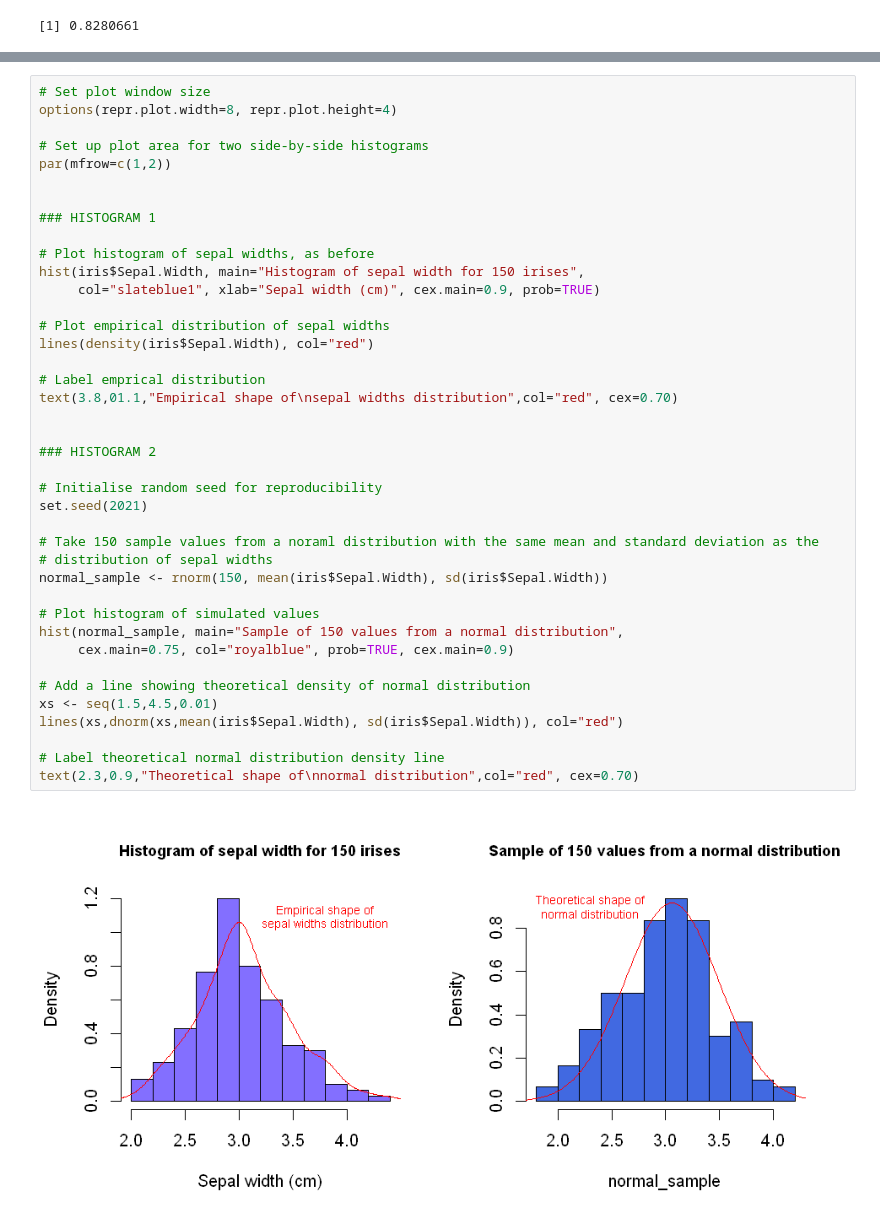
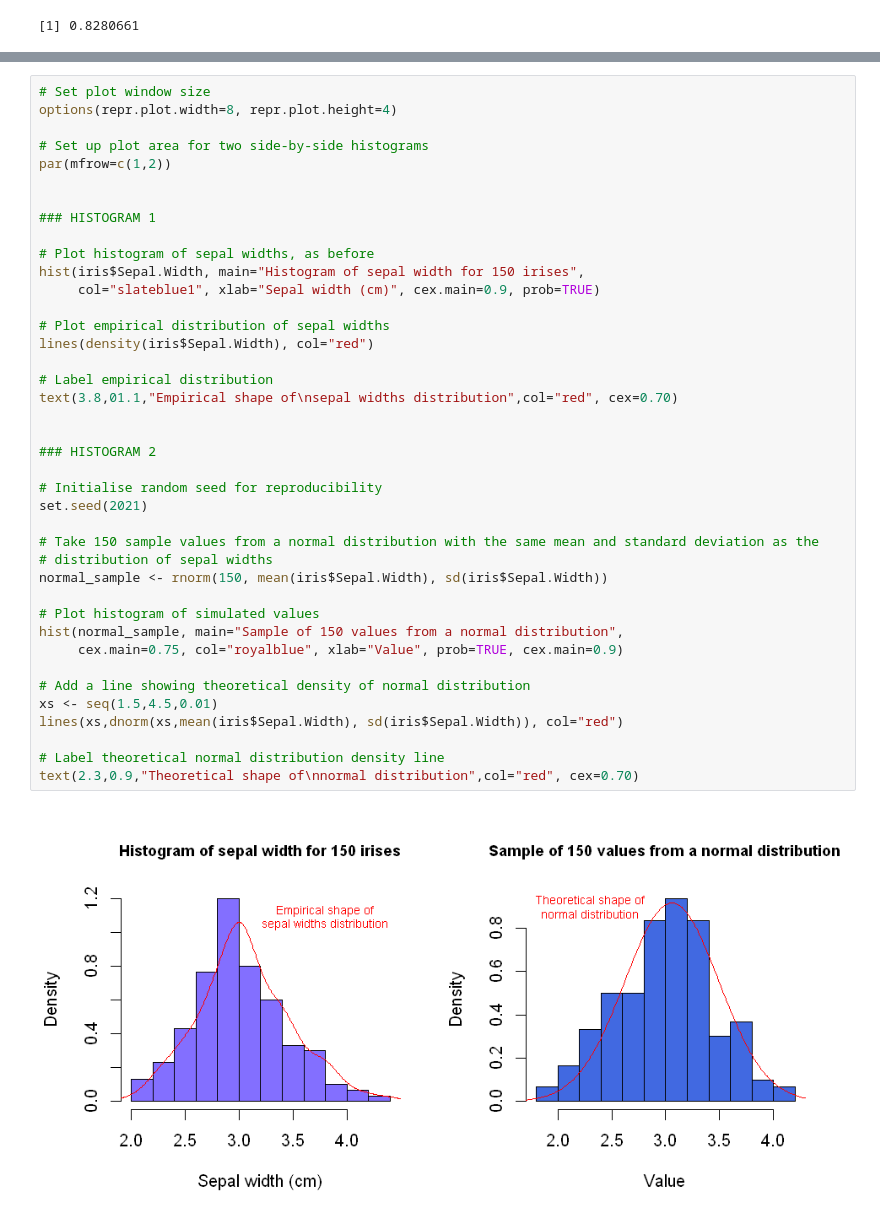
Before and after one commit to andrewhetherington/python-projects, a Jupyter notebook: Blog - Descriptive Data Analysis/Descriptive Data Analysis.ipynb, the cells around one changed output, grey strips where cells are left out. Saved outputs shown, nothing was run; the diff lists cells and outputs as text.

Commit message:
Uploaded new version of notebook
Corrected typos in markdown, comments and graph labels

```diff
--- a/Blog - Descriptive Data Analysis/Descriptive Data Analysis.ipynb
+++ b/Blog - Descriptive Data Analysis/Descriptive Data Analysis.ipynb
@@ -154,35 +154,35 @@ par(mfrow=c(1,2))
 ### HISTOGRAM 1
 
 # Plot histogram of sepal widths, as before
 hist(iris$Sepal.Width, main="Histogram of sepal width for 150 irises",
      col="slateblue1", xlab="Sepal width (cm)", cex.main=0.9, prob=TRUE)
 
 # Plot empirical distribution of sepal widths
 lines(density(iris$Sepal.Width), col="red")
 
-# Label emprical distribution
+# Label empirical distribution
 text(3.8,01.1,"Empirical shape of\nsepal widths distribution",col="red", cex=0.70)
 
 
 ### HISTOGRAM 2
 
 # Initialise random seed for reproducibility
 set.seed(2021)
 
-# Take 150 sample values from a noraml distribution with the same mean and standard deviation as the
+# Take 150 sample values from a normal distribution with the same mean and standard deviation as the
 # distribution of sepal widths
 normal_sample <- rnorm(150, mean(iris$Sepal.Width), sd(iris$Sepal.Width))
 
 # Plot histogram of simulated values
 hist(normal_sample, main="Sample of 150 values from a normal distribution",
-     cex.main=0.75, col="royalblue", prob=TRUE, cex.main=0.9)
+     cex.main=0.75, col="royalblue", xlab="Value", prob=TRUE, cex.main=0.9)
 
 # Add a line showing theoretical density of normal distribution
 xs <- seq(1.5,4.5,0.01)
 lines(xs,dnorm(xs,mean(iris$Sepal.Width), sd(iris$Sepal.Width)), col="red")
 
 # Label theoretical normal distribution density line
 text(2.3,0.9,"Theoretical shape of\nnormal distribution",col="red", cex=0.70)
 # %% [output]
-[figure, old version]
+[figure, new version]
 # %%
```
Also changed, not shown: parts of 8 cells of this notebook.
